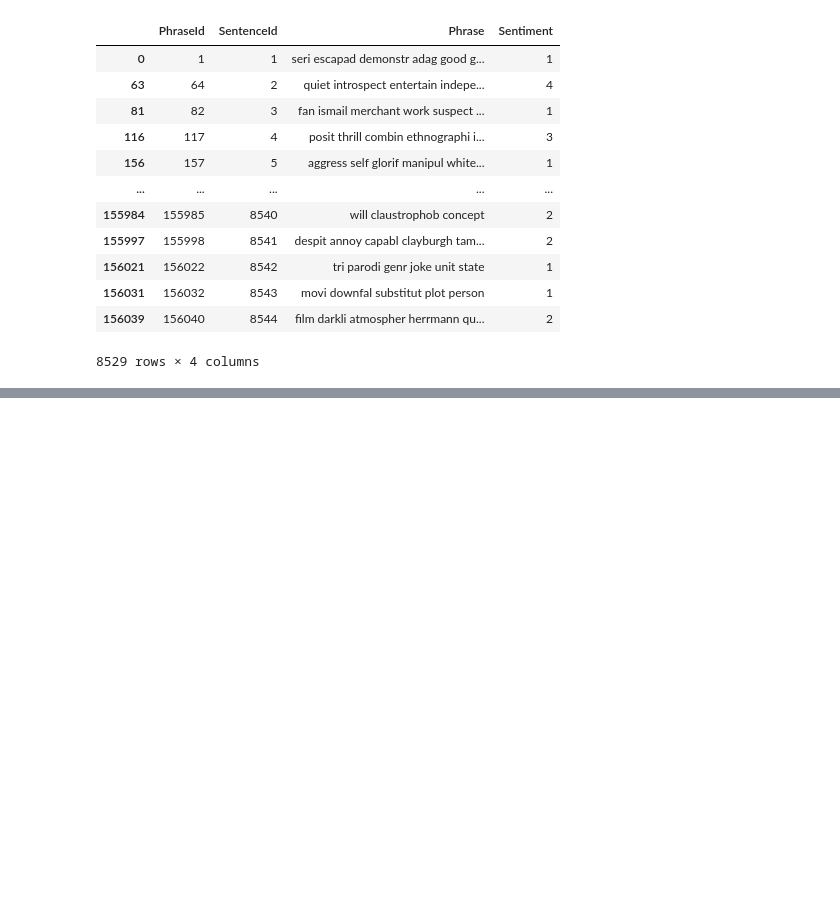
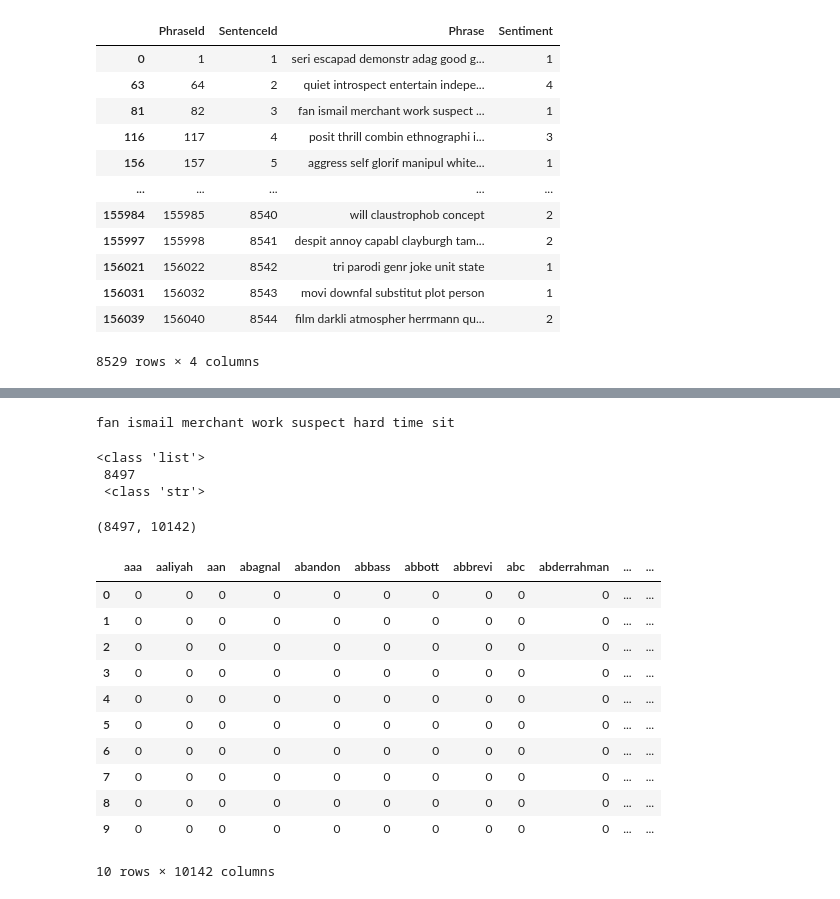
Before and after one commit to GuilhermeFCO/Sia2022, a Jupyter notebook: SIA_2022.ipynb, the cells around one changed output, grey strips where cells are left out. Cells and saved outputs as stored; diff of their text form; code cells hidden in the pictures; blank space fills up the shorter version.

```diff
--- a/SIA_2022.ipynb
+++ b/SIA_2022.ipynb
@@ -191,0 +198,35 @@ trainProcessed
+# %%
+print(aux.loc[2, "Phrase"])
+# %% [output]
+fan ismail merchant work suspect hard time sit
+# %%
+aux = trainProcessed[trainProcessed['Phrase'].notnull()]
+phrases = list(aux["Phrase"])
+print(type(phrases), "\n", len(phrases), "\n", type(phrases[0]))
+# %% [output]
+<class 'list'>
+ 8497
+ <class 'str'>
+# %%
+vectorizer=CountVectorizer(min_df=1)
+dtmTF = vectorizer.fit_transform(phrases)
+# %%
+dtmTF.shape
+# %% [output]
+(8497, 10142)
+# %%
+df_tf = pd.DataFrame(dtmTF.toarray(), index=range(0, dtmTF.shape[0]), columns=vectorizer.get_feature_names())
+df_tf.head(10)
+# %% [output]
+|  | aaa | aaliyah | aan | abagnal | abandon | abbass | abbott | abbrevi | abc | abderrahman | ... | ... |
+| 0 | 0 | 0 | 0 | 0 | 0 | 0 | 0 | 0 | 0 | 0 | ... | ... |
+| 1 | 0 | 0 | 0 | 0 | 0 | 0 | 0 | 0 | 0 | 0 | ... | ... |
+| 2 | 0 | 0 | 0 | 0 | 0 | 0 | 0 | 0 | 0 | 0 | ... | ... |
+| 3 | 0 | 0 | 0 | 0 | 0 | 0 | 0 | 0 | 0 | 0 | ... | ... |
+| 4 | 0 | 0 | 0 | 0 | 0 | 0 | 0 | 0 | 0 | 0 | ... | ... |
+| 5 | 0 | 0 | 0 | 0 | 0 | 0 | 0 | 0 | 0 | 0 | ... | ... |
+| 6 | 0 | 0 | 0 | 0 | 0 | 0 | 0 | 0 | 0 | 0 | ... | ... |
+| 7 | 0 | 0 | 0 | 0 | 0 | 0 | 0 | 0 | 0 | 0 | ... | ... |
+| 8 | 0 | 0 | 0 | 0 | 0 | 0 | 0 | 0 | 0 | 0 | ... | ... |
+| 9 | 0 | 0 | 0 | 0 | 0 | 0 | 0 | 0 | 0 | 0 | ... | ... |
+10 rows × 10142 columns
```
Also changed, not shown: parts of 9 cells of this notebook.
